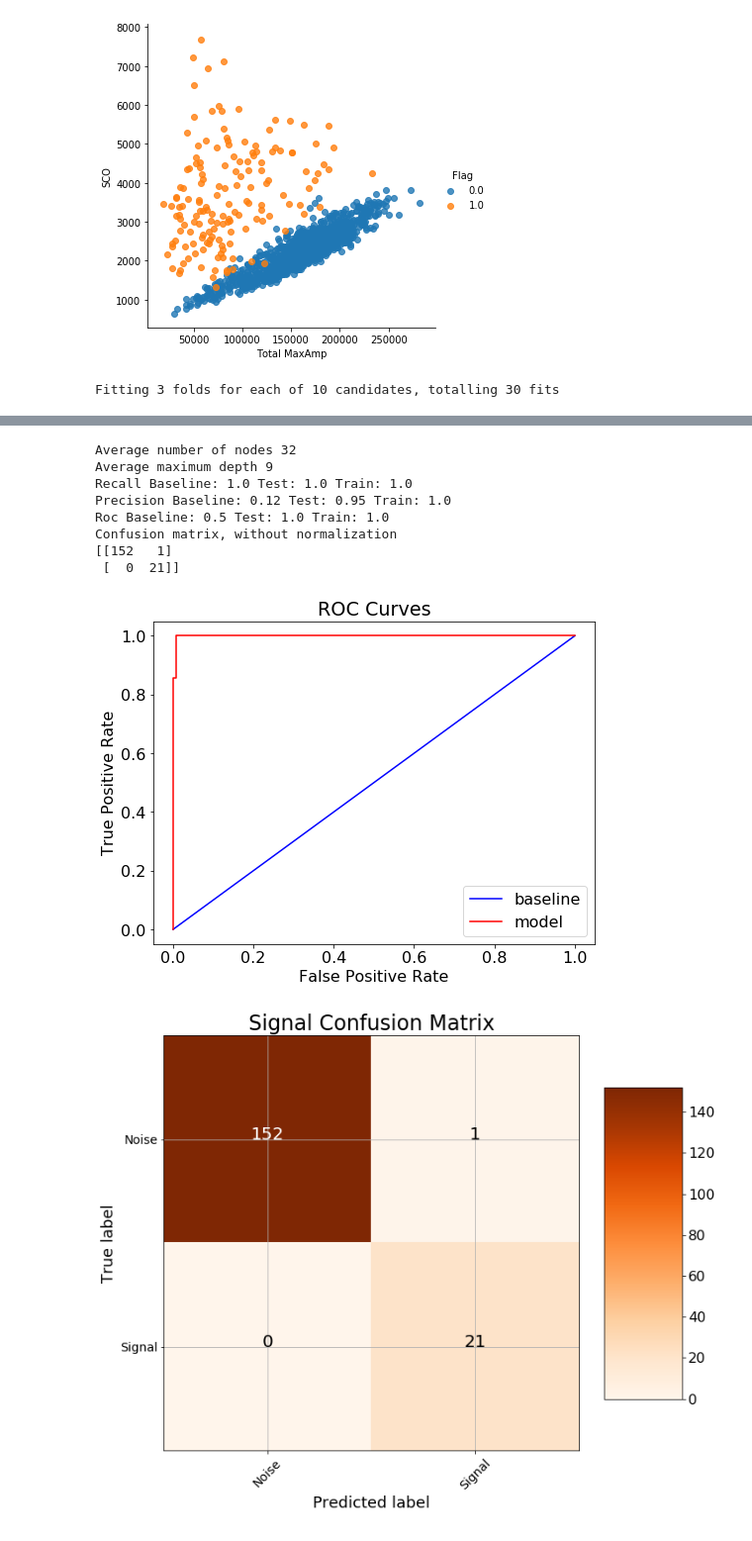
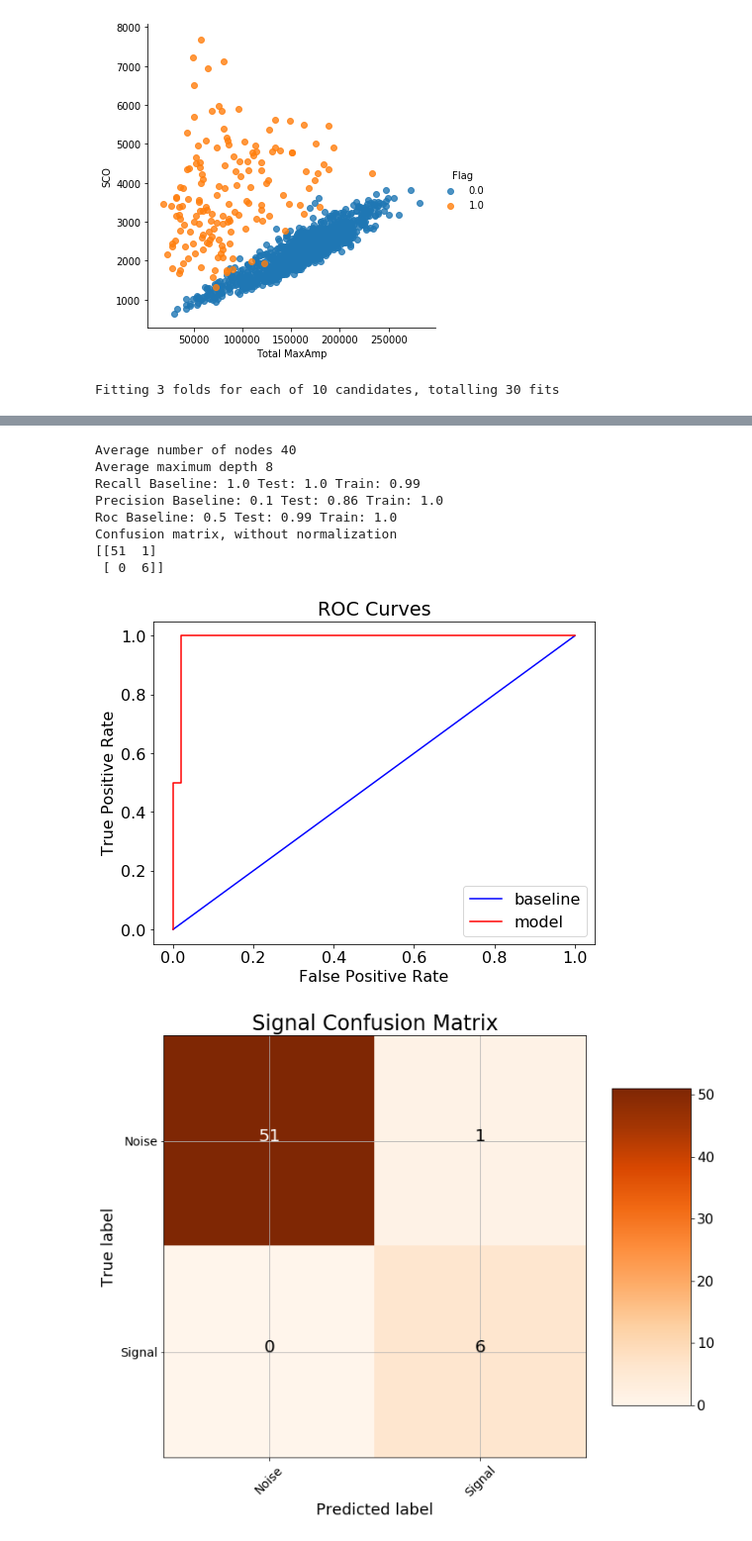
Before and after one commit to Waclaw-Nietzsche/Diploma, a Jupyter notebook: Classifier/BinaryClassifier_Train.ipynb, the cells around one changed output, grey strips where cells are left out. Shown at 99% size. Cells and saved outputs as stored; diff of their text form; code cells hidden in the pictures.

```diff
--- a/Classifier/BinaryClassifier_Train.ipynb
+++ b/Classifier/BinaryClassifier_Train.ipynb
@@ -60,7 +61,7 @@ noiseFlatness = sigp.calculate_FLATNESS_list(noisePath)
 #noiseLst4 = [item[3] for item in noiseMaxAmpSplit]
 # %%
 #signalDataFrame = {'Total MaxAmp': signalMaxAmp, 'Split MaxAmp 1': sigLst1, 'Split MaxAmp 2': sigLst2, 'Split MaxAmp 3': sigLst3, 'Split MaxAmp 4': sigLst4, 'SCO': signalSco, 'Crest Factor': signalCrestFactor, 'Centroid': signalCentroid, 'Spread': signalSpread, 'Flatness': signalFlatness}
-signalDataFrame = {'Total MaxAmp': signalMaxAmp, 'SCO': signalSco, 'Crest Factor': signalCrestFactor, 'Centroid': signalCentroid, 'Spread': signalSpread, 'Flatness': signalFlatness}
+signalDataFrame = {'Total MaxAmp': signalMaxAmp, 'SCO': signalSco}
 signalDataFrame = pd.DataFrame(data=signalDataFrame)
 #signalDataFrame = pd.concat([signalDataFrame,signalMfcc], axis=1)
 signalDataFrame.head()
@@ -74,6 +75,6 @@ signalDataFrame.head()
 # %%
 #noiseDataFrame = {'Total MaxAmp': noiseMaxAmp, 'Split MaxAmp 1': noiseLst1, 'Split MaxAmp 2': noiseLst2, 'Split MaxAmp 3': noiseLst3, 'Split MaxAmp 4': noiseLst4, 'SCO': noiseSco, 'Crest Factor': noiseCrestFactor, 'Centroid': noiseCentroid, 'Spread': noiseSpread, 'Flatness': noiseFlatness}
-noiseDataFrame = {'Total MaxAmp': noiseMaxAmp, 'SCO': noiseSco, 'Crest Factor': noiseCrestFactor, 'Centroid': noiseCentroid, 'Spread': noiseSpread, 'Flatness': noiseFlatness}
+noiseDataFrame = {'Total MaxAmp': noiseMaxAmp, 'SCO': noiseSco}
 noiseDataFrame = pd.DataFrame(data=noiseDataFrame)
 #noiseDataFrame = pd.concat([noiseDataFrame,noiseMfcc], axis=1)
 noiseDataFrame.head()
@@ -142,7 +143,7 @@ sn.lmplot('Total MaxAmp', 'SCO', data=learningDataframe, hue="Flag", fit_reg=Fal
 ############################################################################## TRAIN ##############################################################################
 # %%
 # 15% examples in test data ['Total MaxAmp', 'Split MaxAmp 1', 'Split MaxAmp 2', 'Split MaxAmp 3', 'Split MaxAmp 4', 'SCO', 'Crest Factor', 'Centroid', 'Spread', 'Flatness']
-train, test, train_labels, test_labels = train_test_split(learningDataframe.drop(columns=['Flag']), learningDataframe['Flag'], test_size=0.15, random_state=42)
+train, test, train_labels, test_labels = train_test_split(learningDataframe.drop(columns=['Flag']), learningDataframe['Flag'], test_size=0.05, random_state=42)
 
 # Hyperparameter grid
 param_grid = {
@@ -193,13 +194,13 @@ Fitting 3 folds for each of 10 candidates, totalling 30 fits
-Average number of nodes 32
-Average maximum depth 9
-Recall Baseline: 1.0 Test: 1.0 Train: 1.0
-Precision Baseline: 0.12 Test: 0.95 Train: 1.0
-Roc Baseline: 0.5 Test: 1.0 Train: 1.0
+Average number of nodes 40
+Average maximum depth 8
+Recall Baseline: 1.0 Test: 1.0 Train: 0.99
+Precision Baseline: 0.1 Test: 0.86 Train: 1.0
+Roc Baseline: 0.5 Test: 0.99 Train: 1.0
 Confusion matrix, without normalization
-[[152   1]
- [  0  21]]
+[[51  1]
+ [ 0  6]]
-[figure, old version]
+[figure, new version]
-[figure, old version]
+[figure, new version]
 # %%
 # Graphviz trees visualization (.estimators_[0] - first tree)
 feature_names=learningDataframe.drop(columns=['Flag']).columns
```
Also changed, not shown: parts of 16 cells of this notebook, 6 other files.
